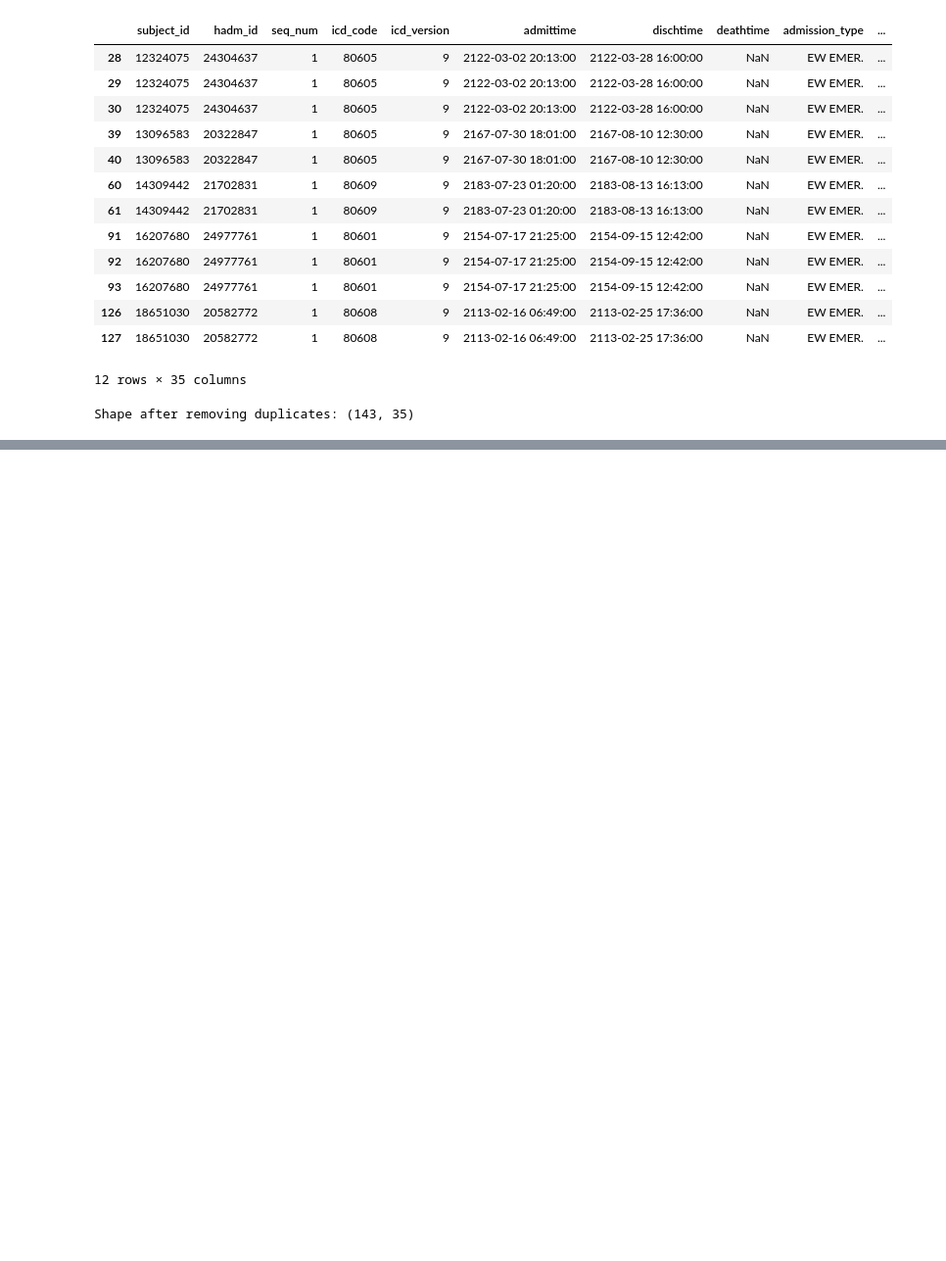
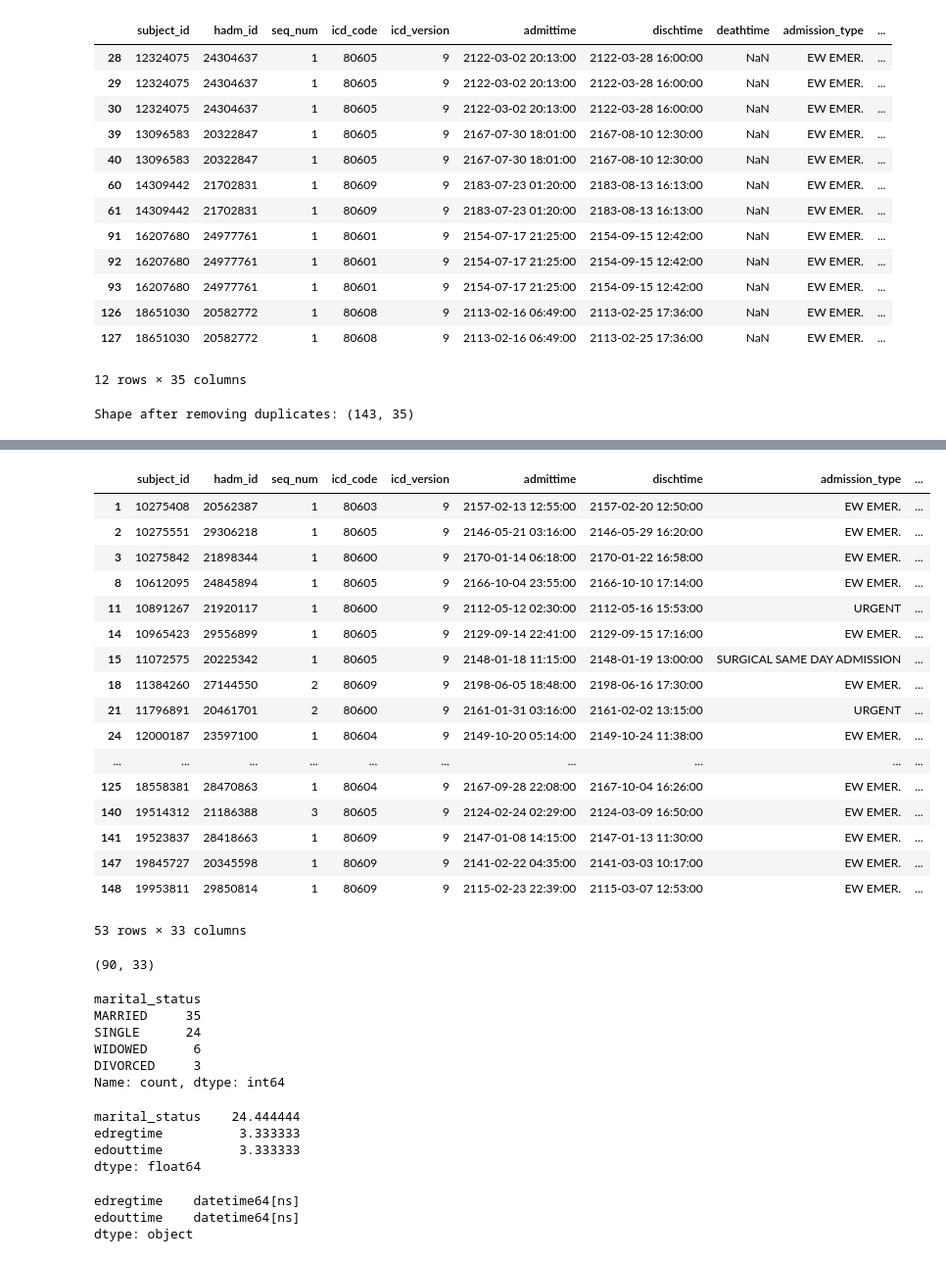
Before and after one commit to Jibu24/Predicting-ICU-LOS, a Jupyter notebook: notebooks/Data_exploration.ipynb, the cells around one changed output, grey strips where cells are left out. Shown: that part at 98% size. Drawn from its saved outputs; the diff is of its cells as text; code cells hidden in the pictures; blank space fills up the shorter version.

```diff
--- a/notebooks/Data_exploration.ipynb
+++ b/notebooks/Data_exploration.ipynb
@@ -219,0 +266,21 @@ Shape after removing duplicates: (143, 35)
+# %%
+merged_df[merged_df['los'].isnull()]
+# %% [output]
+|  | subject_id | hadm_id | seq_num | icd_code | icd_version | admittime | dischtime | admission_type | ... |
+| 1 | 10275408 | 20562387 | 1 | 80603 | 9 | 2157-02-13 12:55:00 | 2157-02-20 12:50:00 | EW EMER. | ... |
+| 2 | 10275551 | 29306218 | 1 | 80605 | 9 | 2146-05-21 03:16:00 | 2146-05-29 16:20:00 | EW EMER. | ... |
+| 3 | 10275842 | 21898344 | 1 | 80600 | 9 | 2170-01-14 06:18:00 | 2170-01-22 16:58:00 | EW EMER. | ... |
+| 8 | 10612095 | 24845894 | 1 | 80605 | 9 | 2166-10-04 23:55:00 | 2166-10-10 17:14:00 | EW EMER. | ... |
+| 11 | 10891267 | 21920117 | 1 | 80600 | 9 | 2112-05-12 02:30:00 | 2112-05-16 15:53:00 | URGENT | ... |
+| 14 | 10965423 | 29556899 | 1 | 80605 | 9 | 2129-09-14 22:41:00 | 2129-09-15 17:16:00 | EW EMER. | ... |
+| 15 | 11072575 | 20225342 | 1 | 80605 | 9 | 2148-01-18 11:15:00 | 2148-01-19 13:00:00 | SURGICAL SAME DAY ADMISSION | ... |
+| 18 | 11384260 | 27144550 | 2 | 80609 | 9 | 2198-06-05 18:48:00 | 2198-06-16 17:30:00 | EW EMER. | ... |
+| 21 | 11796891 | 20461701 | 2 | 80600 | 9 | 2161-01-31 03:16:00 | 2161-02-02 13:15:00 | URGENT | ... |
+| 24 | 12000187 | 23597100 | 1 | 80604 | 9 | 2149-10-20 05:14:00 | 2149-10-24 11:38:00 | EW EMER. | ... |
+| ... | ... | ... | ... | ... | ... | ... | ... | ... | ... |
+| 125 | 18558381 | 28470863 | 1 | 80604 | 9 | 2167-09-28 22:08:00 | 2167-10-04 16:26:00 | EW EMER. | ... |
+| 140 | 19514312 | 21186388 | 3 | 80605 | 9 | 2124-02-24 02:29:00 | 2124-03-09 16:50:00 | EW EMER. | ... |
+| 141 | 19523837 | 28418663 | 1 | 80609 | 9 | 2147-01-08 14:15:00 | 2147-01-13 11:30:00 | EW EMER. | ... |
+| 147 | 19845727 | 20345598 | 1 | 80609 | 9 | 2141-02-22 04:35:00 | 2141-03-03 10:17:00 | EW EMER. | ... |
+| 148 | 19953811 | 29850814 | 1 | 80609 | 9 | 2115-02-23 22:39:00 | 2115-03-07 12:53:00 | EW EMER. | ... |
+53 rows × 33 columns
@@ -219,0 +290,22 @@ Shape after removing duplicates: (143, 35)
+# %%
+merged_df.shape
+# %% [output]
+(90, 33)
+# %%
+merged_df.marital_status.value_counts()
+# %% [output]
+marital_status
+MARRIED     35
+SINGLE      24
+WIDOWED      6
+DIVORCED     3
+Name: count, dtype: int64
+# %%
+# Check for null values in the merged DataFrame
+null_percentage = merged_df.isnull().mean() * 100
+print(null_percentage[null_percentage > 0])
+# %% [output]
+marital_status    24.444444
+edregtime          3.333333
+edouttime          3.333333
+dtype: float64
@@ -219,0 +317,15 @@ Shape after removing duplicates: (143, 35)
+# %%
+#Create a new column which indicates the ED llos
+# Convert edregtime and edouttime to datetime objects
+merged_df['edregtime'] = pd.to_datetime(merged_df['edregtime'], errors='coerce')
+merged_df['edouttime'] = pd.to_datetime(merged_df['edouttime'], errors='coerce')
+
+# Check data types
+print(merged_df[['edregtime', 'edouttime']].dtypes)
+
+# Calculate the length of stay in the ED
+merged_df['ed_los'] = (merged_df['edouttime'] - merged_df['edregtime']).dt.total_seconds() / 60  # Convert to minutes
+# %% [output]
+edregtime    datetime64[ns]
+edouttime    datetime64[ns]
+dtype: object
```
Also changed, not shown: parts of 14 cells of this notebook.
